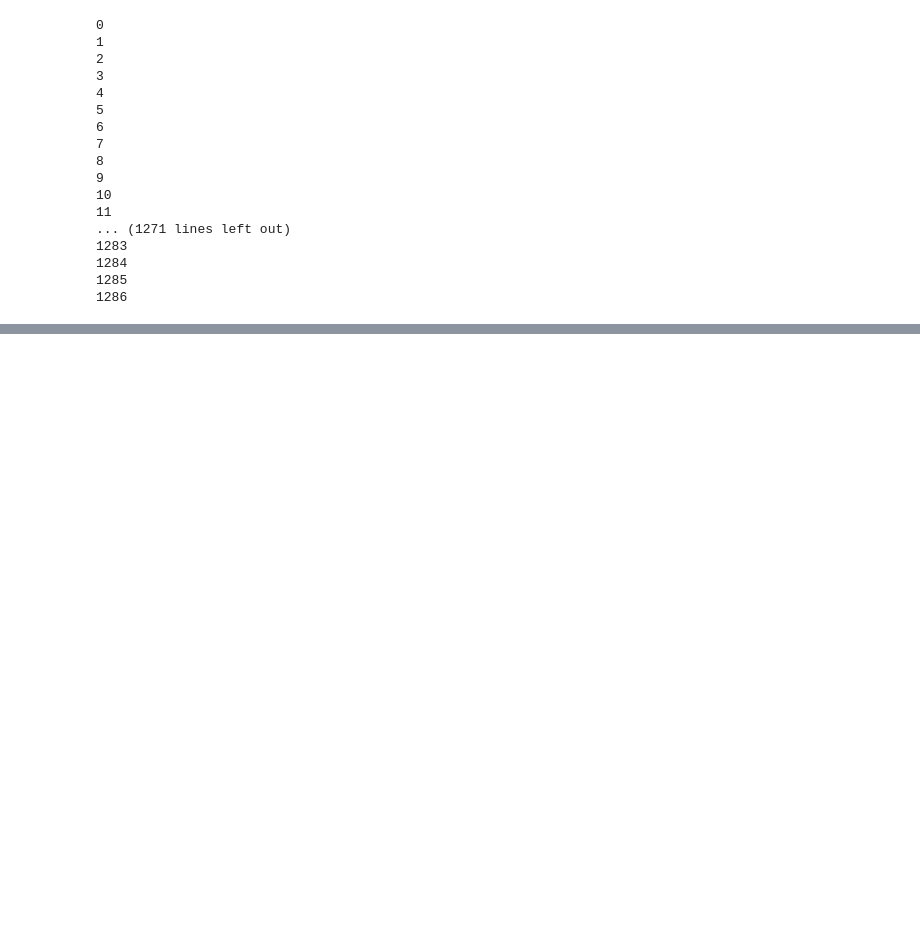
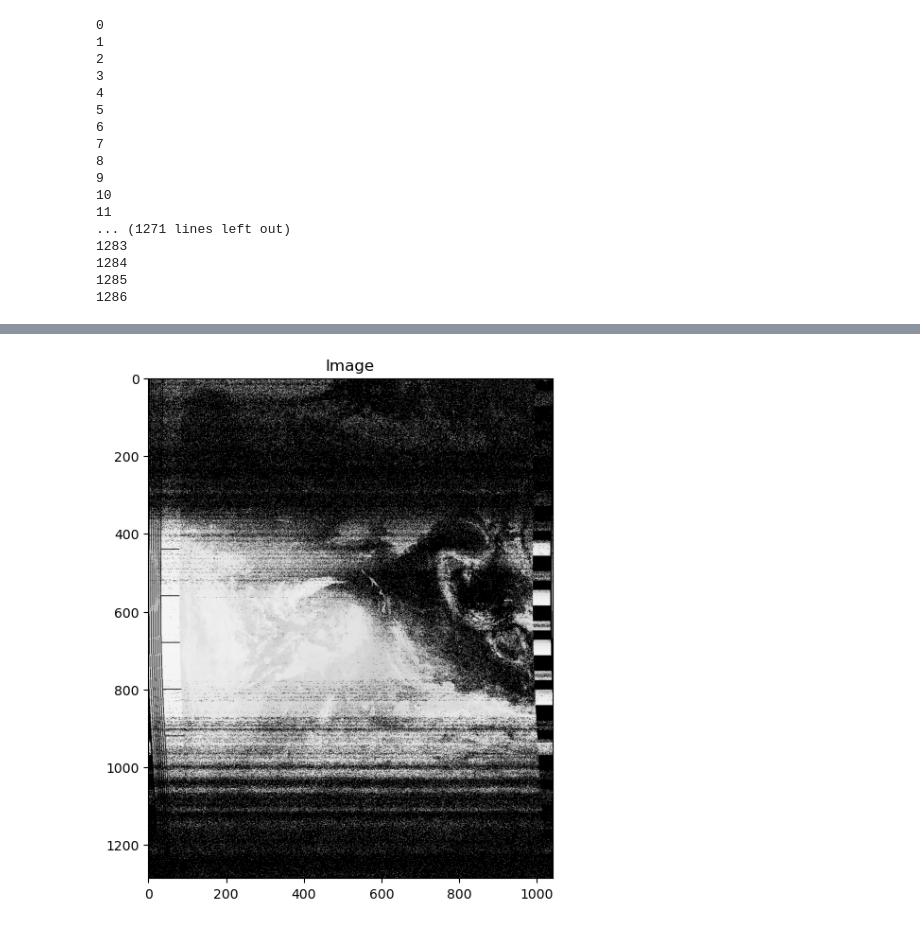
Before and after one commit to OlegSanMos/Geoinfa, a Jupyter notebook: Theory/8-APT-2.ipynb, the cells around one changed output, grey strips where cells are left out. Drawn from its saved outputs; the diff is of its cells as text; code cells hidden in the pictures; blank space fills up the shorter version.

```diff
--- a/Theory/8-APT-2.ipynb
+++ b/Theory/8-APT-2.ipynb
@@ -325,0 +397,4 @@ plt.show()
+# %%
+T_BB = (T_PRT1 + T_PRT2 + T_PRT3 + T_PRT4) / 4
+Tst_BB = 1.67396 + T_BB * 0.997364
+print(Tst_BB)
@@ -325,0 +407,3 @@ plt.show()
+# %%
+N_BB = (1.1910427 * (10**(-5)) * (2670**3)) / (np.exp((1.4387752 * 2670) / Tst_BB) - 1)
+print(N_BB)
@@ -325,0 +412,21 @@ plt.show()
+# %%
+def NE(CE, NBB, CBB, CS):
+    N_E = NBB * (CS - CE) / (CS - CBB)
+    return N_E
+
+def TSTE(N_E):
+    Tst_E = (1.4387752 * 2670) / np.log(1 + (1.1910427 * (10**(-5)) * (2670**3) / N_E))
+    return Tst_E
+
+def TE(Tst_E):
+    T_E = (Tst_E - 1.67396) / 0.997364
+    return T_E
+# %%
+matrix2 = np.copy(matrix1)
+for i in range(len(matrix2)):
+    matrix2[i][1040:2080] = NE(matrix2[i][1040:2080], N_BB, C_BB, C_S)
+    print(matrix2[i])
+    matrix2[i][1040:2080] = TSTE(matrix2[i][1040:2080])
+    print(matrix2[i])
+    matrix2[i][1040:2080] = TE(matrix2[i][1040:2080])
+    print(matrix2[i])
@@ -325,0 +487,9 @@ plt.show()
+# %%
+fig, ax = plt.subplots(figsize=(10, 7), dpi=100)
+
+# Последний элемент убираем, потому что он (может быть) заполнен не полностью
+ax.imshow(matrix2[:-1, 1040:2080], cmap='gray')
+plt.title('Image')
+plt.show()
+# %% [output]
+[figure, added]
```
Also changed, not shown: parts of 19 cells of this notebook.
